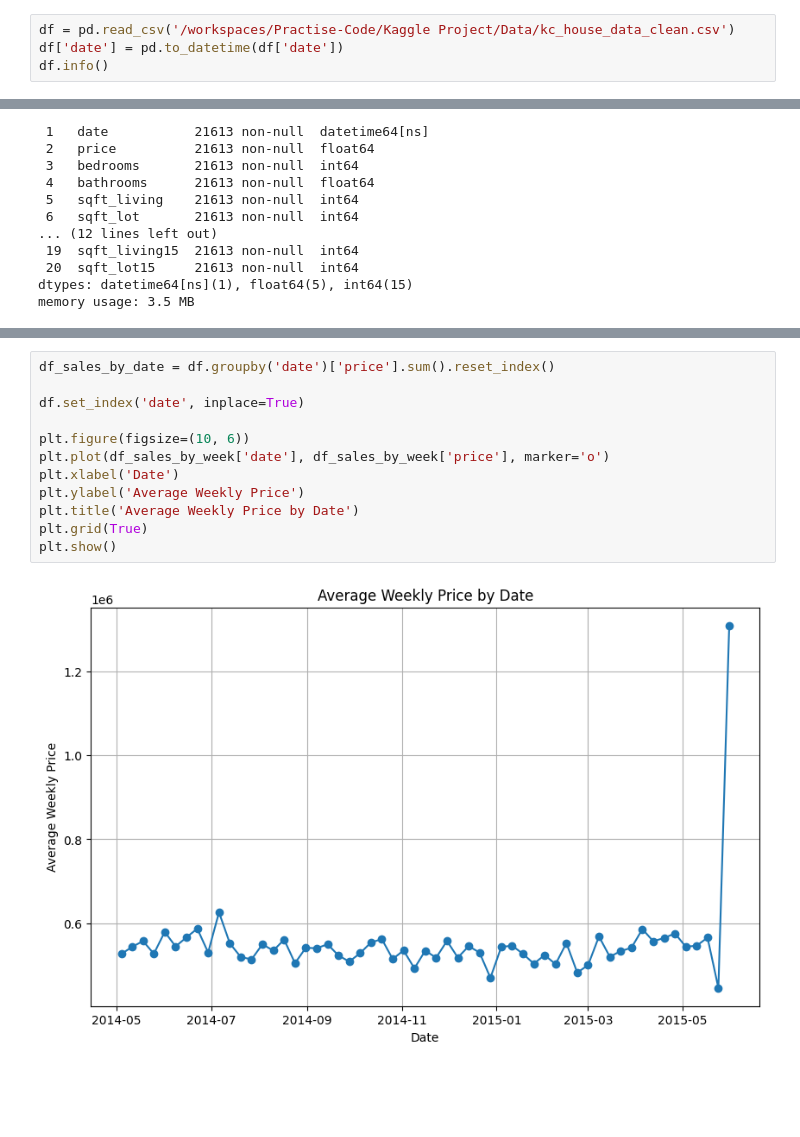
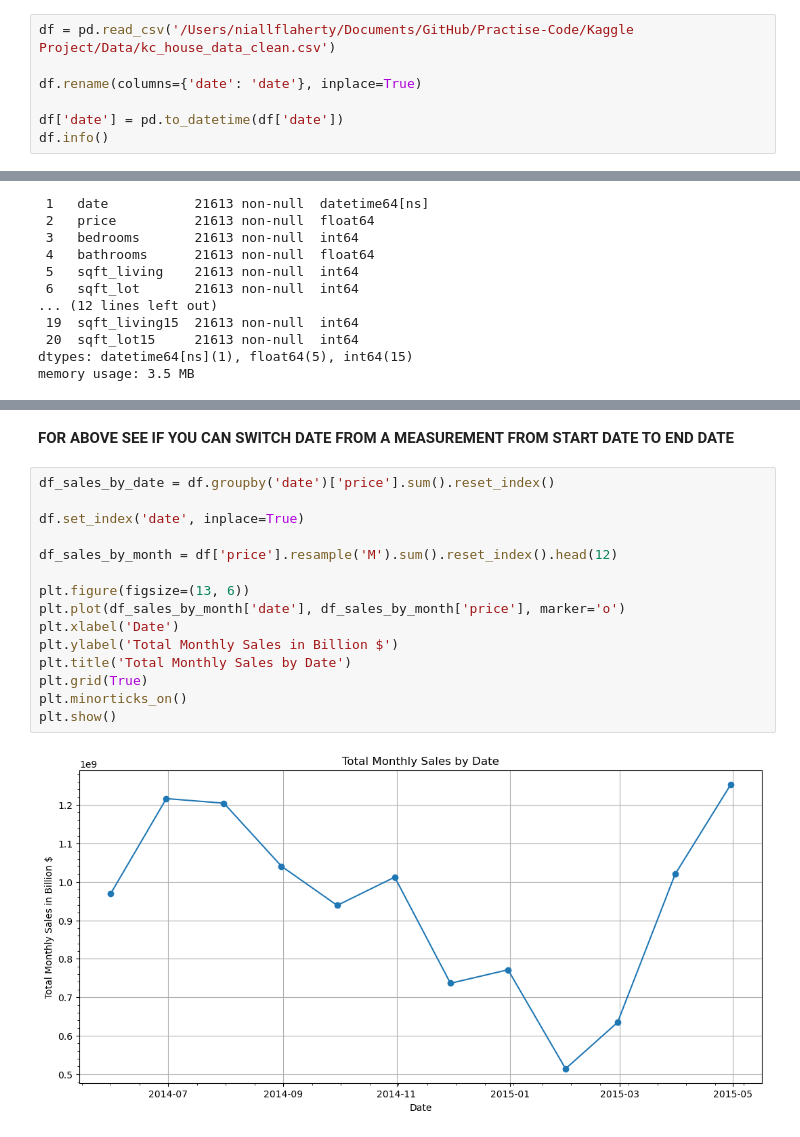
Before and after one commit to NiallGF/First-data-project, a Jupyter notebook: Kaggle Project/Workbooks/eda.ipynb, the cells around one changed output, grey strips where cells are left out. Drawn from its saved outputs; the diff is of its cells as text; blank space fills up the shorter version.

```diff
--- a/Kaggle Project/Workbooks/eda.ipynb
+++ b/Kaggle Project/Workbooks/eda.ipynb
@@ -4,7 +4,10 @@ import numpy as np
 import matplotlib.pyplot as plt
 import seaborn as sns
 # %%
-df = pd.read_csv('/workspaces/Practise-Code/Kaggle Project/Data/kc_house_data_clean.csv')
+df = pd.read_csv('/Users/niallflaherty/Documents/GitHub/Practise-Code/Kaggle Project/Data/kc_house_data_clean.csv')
+
+df.rename(columns={'date': 'date'}, inplace=True)
+
 df['date'] = pd.to_datetime(df['date'])
 df.info()
 # %% [output]
@@ -40,14 +66,19 @@ plt.show()
+# %% [markdown]
+**FOR ABOVE SEE IF YOU CAN SWITCH DATE FROM A MEASUREMENT FROM START DATE TO END DATE**
 # %%
 df_sales_by_date = df.groupby('date')['price'].sum().reset_index()
 
 df.set_index('date', inplace=True)
 
-plt.figure(figsize=(10, 6))
-plt.plot(df_sales_by_week['date'], df_sales_by_week['price'], marker='o')
+df_sales_by_month = df['price'].resample('M').sum().reset_index().head(12)
+
+plt.figure(figsize=(13, 6))
+plt.plot(df_sales_by_month['date'], df_sales_by_month['price'], marker='o')
 plt.xlabel('Date')
-plt.ylabel('Average Weekly Price')
-plt.title('Average Weekly Price by Date')
+plt.ylabel('Total Monthly Sales in Billion $')
+plt.title('Total Monthly Sales by Date')
 plt.grid(True)
+plt.minorticks_on()
 plt.show()
 # %% [output]
-[figure, old version]
+[figure, new version]
```
Also changed, not shown: parts of 7 cells of this notebook, 1 other file.
